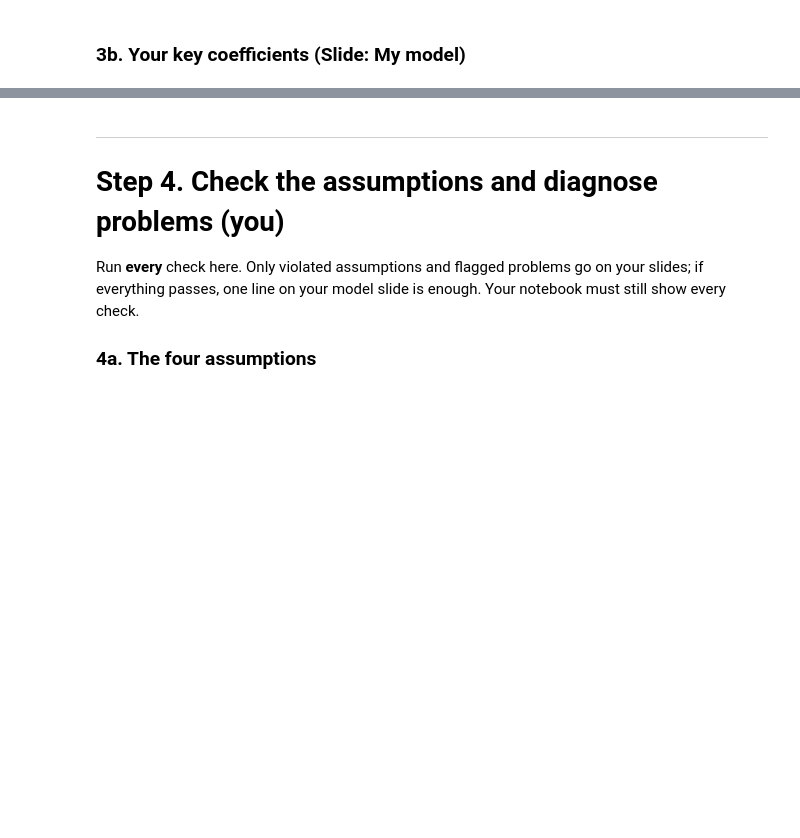
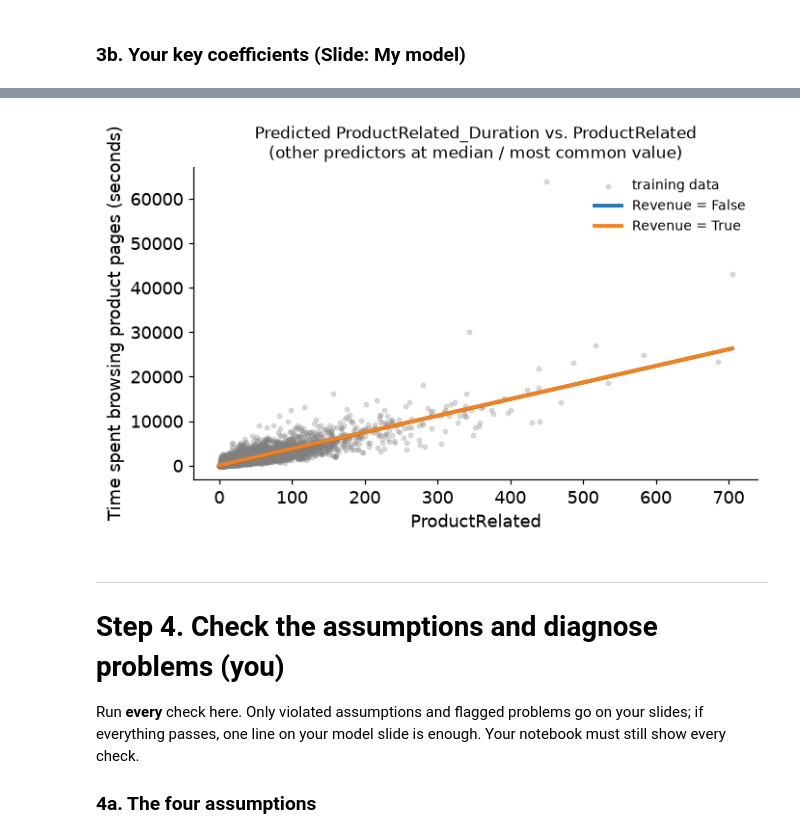
Before and after one commit to j2doan/online-purchase-behavior, a Jupyter notebook: notebooks/CP1_Matthew_Burger.ipynb, the cells around one changed output, grey strips where cells are left out. Cells and saved outputs as stored; diff of their text form; code cells hidden in the pictures; blank space fills up the shorter version.

Commit message:
Update CP1_Matthew_Burger.ipynb
C1 1-5

```diff
--- a/notebooks/CP1_Matthew_Burger.ipynb
+++ b/notebooks/CP1_Matthew_Burger.ipynb
@@ -529,8 +529,8 @@ From here on, the work is yours alone. Each member fits **one multiple linear re
 | A transformed outcome | set `OUTCOME_TRANSFORM` below; don't write it in `RHS` |
 # %%
 # ✏️ EDIT: your name and your model
-MY_NAME = "Your Name"
-RHS = "Price + Advertising + C(ShelveLoc)"     # the right-hand side of your model
+MY_NAME = "Matthew Burger"
+RHS = "ProductRelated + ExitRates + C(Revenue)"     # the right-hand side of your model
 OUTCOME_TRANSFORM = "none"                       # "none", or optionally "log", "log1p" (outcome includes 0), "sqrt"
 
 # Other examples on the example data (each teammate uses different predictors):
@@ -583,10 +616,12 @@ if OUTCOME_TRANSFORM in ("log", "log1p"):
 # %%
 # ✏️ EDIT: an effect plot of one quantitative predictor, one line per category of a qualitative predictor.
 # The gaps between the lines are your dummy coefficients. A good figure for your model slide.
 fig, ax = plt.subplots(figsize=(6.5, 4.2))
-effect_plot(model, OUTCOME_TRANSFORM, x="Price", by="ShelveLoc", ax=ax)
+effect_plot(model, OUTCOME_TRANSFORM, x="ProductRelated", by="Revenue", ax=ax)
 plt.tight_layout()
 plt.show()
+# %% [output]
+[figure, added]
 # %% [markdown]
 ---
 # Step 4. Check the assumptions and diagnose problems (you)
```
Also changed, not shown: parts of 18 cells of this notebook.
